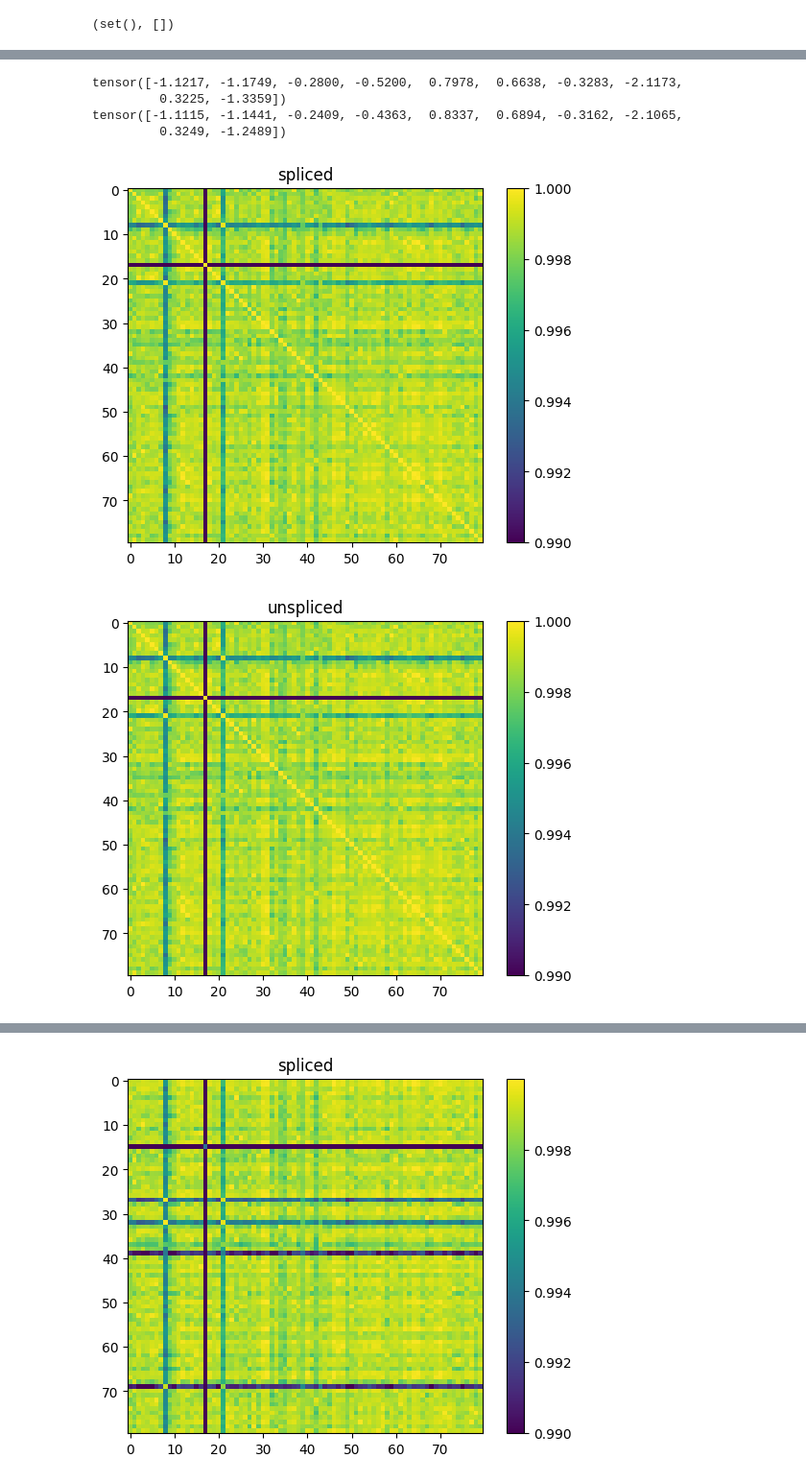
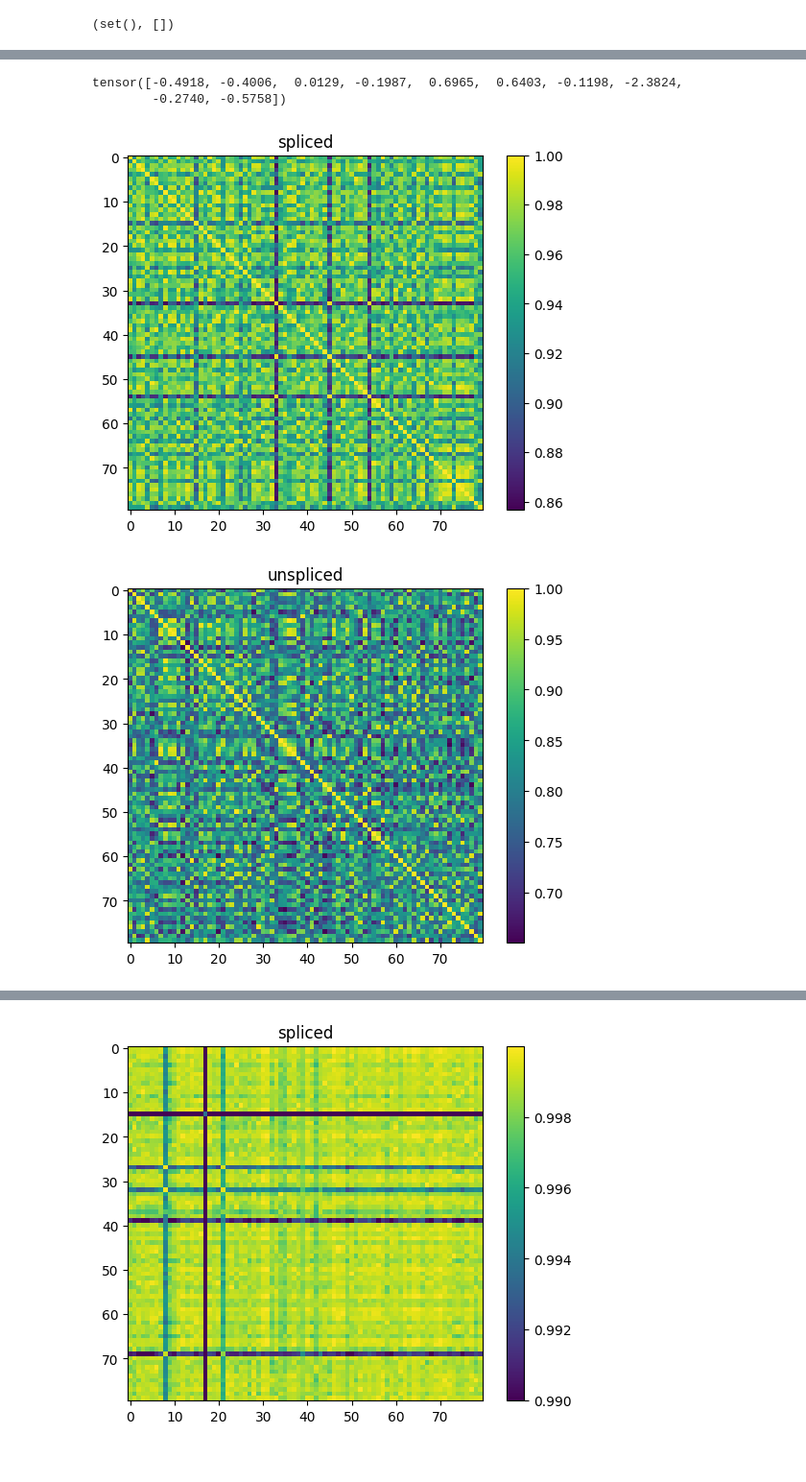
Before and after one commit to josiahbjorgaard/mca-paper, a Jupyter notebook: ModelPrototyping.ipynb, the cells around one changed output, grey strips where cells are left out. Shown at 96% size. Saved outputs shown, nothing was run; the diff lists cells and outputs as text; code cells hidden in the pictures.

Commit message:
Add selective velocity

```diff
--- a/ModelPrototyping.ipynb
+++ b/ModelPrototyping.ipynb
@@ -219,7 +219,7 @@ import datasets
 from torch.utils.data import DataLoader
 from encoders import BioZorroCollatorWithTargets
 !ls training_output_21_31_23_10_2023
-output_dir = 'training_output_21_31_23_10_2023'
+output_dir = 'training_output_22_47_25_10_2023'
 # %% [output]
 config.yaml        random_states_0.pkl  random_states_5.pkl
 model.safetensors  random_states_1.pkl  random_states_6.pkl
@@ -358,8 +380,11 @@ output=[]
 output2=[]
 with torch.no_grad():
     for i in range(20):
+        #batch = next(dl)
+        #batch2 = next(dl2)
         batch = next(dl)
-        batch2 = next(dl2)
-        output.append(model(**batch))
-        output2.append(model(**batch2))
-        #output2 = model(**zero_modes(batch))
+        #output.append(model(**batch))
+        #output2.append(model(**batch2))
+        #output = model(**zero_modes(batch))
+        output2.append(model(**{k:v for k,v in batch.items() if 'velocity' not in k}))
+print(output2)
@@ -366,22 +409,21 @@ with torch.no_grad():
 # %%
 def refactor(outputs):
-    assert isinstance(outputs,list)
+    #print(outputs)
+    #assert isinstance(outputs,list)
     out_dict = {k:[] for k in outputs[0] if 'loss' not in k}
     for batch in outputs:
         for key in out_dict.keys():
             out_dict[key].append(batch[key])
     out_dict = {k:torch.cat(v) for k,v in out_dict.items()}
     return out_dict
-output = refactor(output)
+#output = refactor(output)
 output2 = refactor(output2)
 # %%
-print(output['spliced'][0][:10])
+#print(output['spliced'][0][:10])
 print(output2['spliced'][0][:10])
 # %% [output]
-tensor([-1.1217, -1.1749, -0.2800, -0.5200,  0.7978,  0.6638, -0.3283, -2.1173,
-         0.3225, -1.3359])
-tensor([-1.1115, -1.1441, -0.2409, -0.4363,  0.8337,  0.6894, -0.3162, -2.1065,
-         0.3249, -1.2489])
+tensor([-0.4918, -0.4006,  0.0129, -0.1987,  0.6965,  0.6403, -0.1198, -2.3824,
+        -0.2740, -0.5758])
 # %%
 import numpy as np
 
@@ -408,7 +450,7 @@ def plot_cosines(output, output2=None, log=False, vmin=None, vmax=None):
         plt.imshow(mat, vmin=vmin, vmax=vmax)
         plt.colorbar()
 # %%
-plot_cosines(output,vmin=0.99)
+plot_cosines(output2)#,vmin=0.75)
 # %% [output]
-[figure, old version]
+[figure, new version]
-[figure, old version]
+[figure, new version]
```
Also changed, not shown: parts of 17 cells of this notebook, 2 other files.
